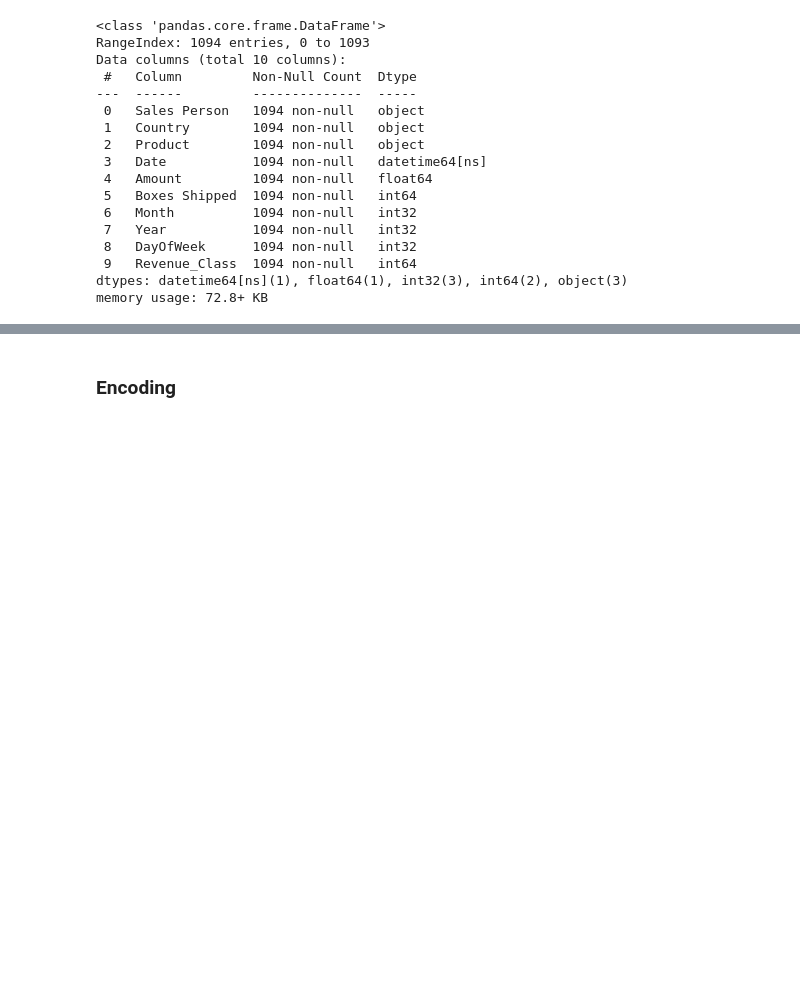
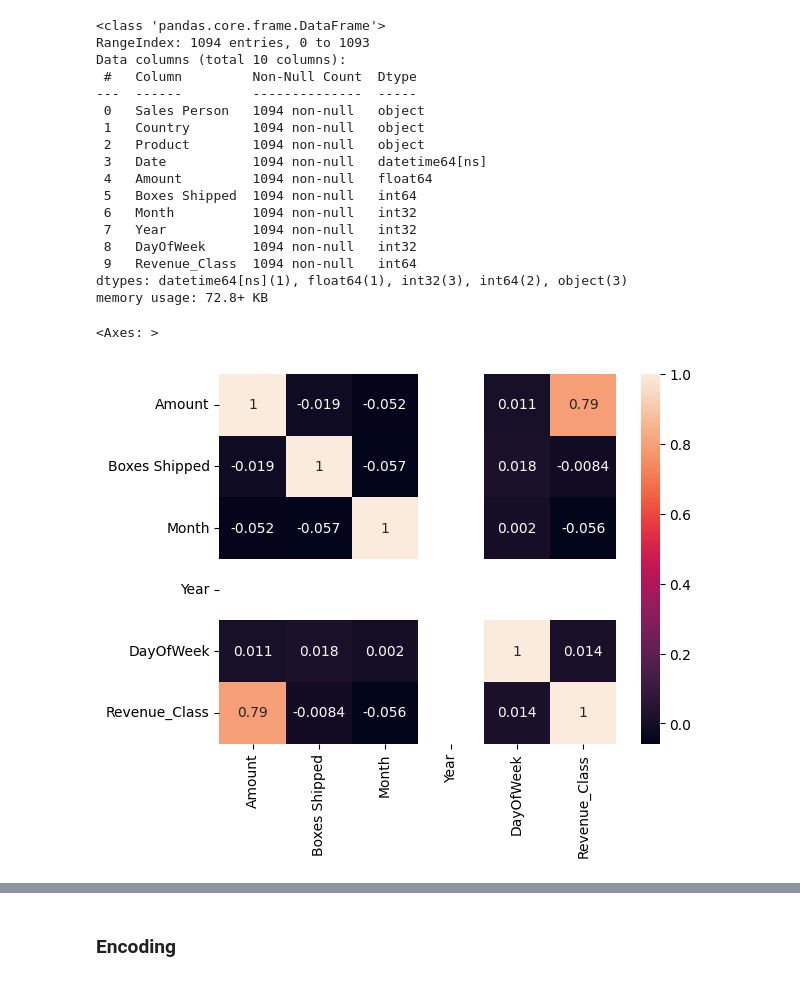
Before and after one commit to ZehraArshad/Exploratory-Data-Analysis, a Jupyter notebook: class activity/every_classifier.ipynb, the cells around one changed output, grey strips where cells are left out. Saved outputs shown, nothing was run; the diff lists cells and outputs as text; code cells hidden in the pictures; blank space fills up the shorter version.

```diff
--- a/class activity/every_classifier.ipynb
+++ b/class activity/every_classifier.ipynb
@@ -559,4 +575,10 @@ Data columns (total 10 columns):
  9   Revenue_Class  1094 non-null   int64
 dtypes: datetime64[ns](1), float64(1), int32(3), int64(2), object(3)
 memory usage: 72.8+ KB
+# %%
+corr_class = data.corr(numeric_only=True)
+sns.heatmap(corr_class, annot=True)
+# %% [output]
+<Axes: >
+[figure, added]
 # %%
```
Also changed, not shown: parts of 6 cells of this notebook, 2 other files.
